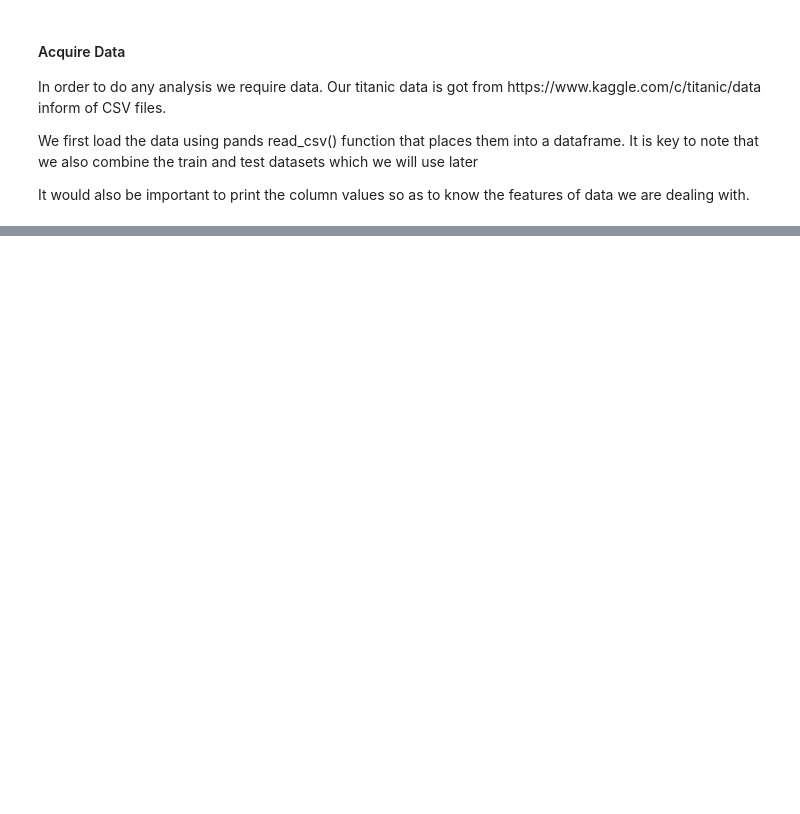
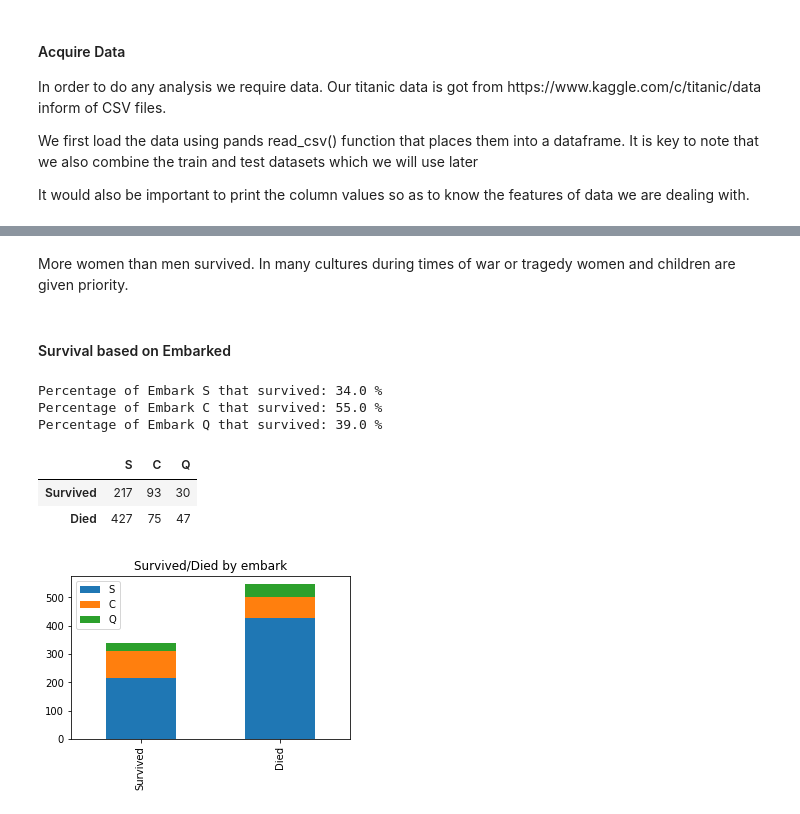
Before and after one commit to muokicaleb/Titanic, a Jupyter notebook: Titanic.ipynb, the cells around one changed output, grey strips where cells are left out. Saved outputs shown, nothing was run; the diff lists cells and outputs as text; code cells hidden in the pictures; blank space fills up the shorter version.

```diff
--- a/Titanic.ipynb
+++ b/Titanic.ipynb
@@ -141,0 +104,27 @@ grid.add_legend();
+# %% [markdown]
+<p>More women than men survived. In many cultures during times of war or tragedy women and children are given priority.</p>
+# %% [markdown]
+<h4>Survival based on Embarked</h4>
+# %%
+survived_embark = dataset[dataset['Survived']==1]['Embarked'].value_counts()
+dead_embark = dataset[dataset['Survived']==0]['Embarked'].value_counts()
+df_embark = pd.DataFrame([survived_embark,dead_embark])
+df_embark.index = ['Survived','Died']
+df_embark.plot(kind='bar',stacked=True, figsize=(5,3), title="Survived/Died by embark")
+
+Embark_S= df_embark.iloc[0,0]/df_embark.iloc[:,0].sum()*100
+Embark_C = df_embark.iloc[0,1]/df_embark.iloc[:,1].sum()*100
+Embark_Q = df_embark.iloc[0,2]/df_embark.iloc[:,2].sum()*100
+print("Percentage of Embark S that survived:", round(Embark_S), "%")
+print("Percentage of Embark C that survived:" ,round(Embark_C), "%")
+print("Percentage of Embark Q that survived:" ,round(Embark_Q), "%")
+
+display(df_embark)
+# %% [output]
+Percentage of Embark S that survived: 34.0 %
+Percentage of Embark C that survived: 55.0 %
+Percentage of Embark Q that survived: 39.0 %
+|  | S | C | Q |
+| Survived | 217 | 93 | 30 |
+| Died | 427 | 75 | 47 |
+[figure, added]
```
Also changed, not shown: parts of 24 cells of this notebook.
